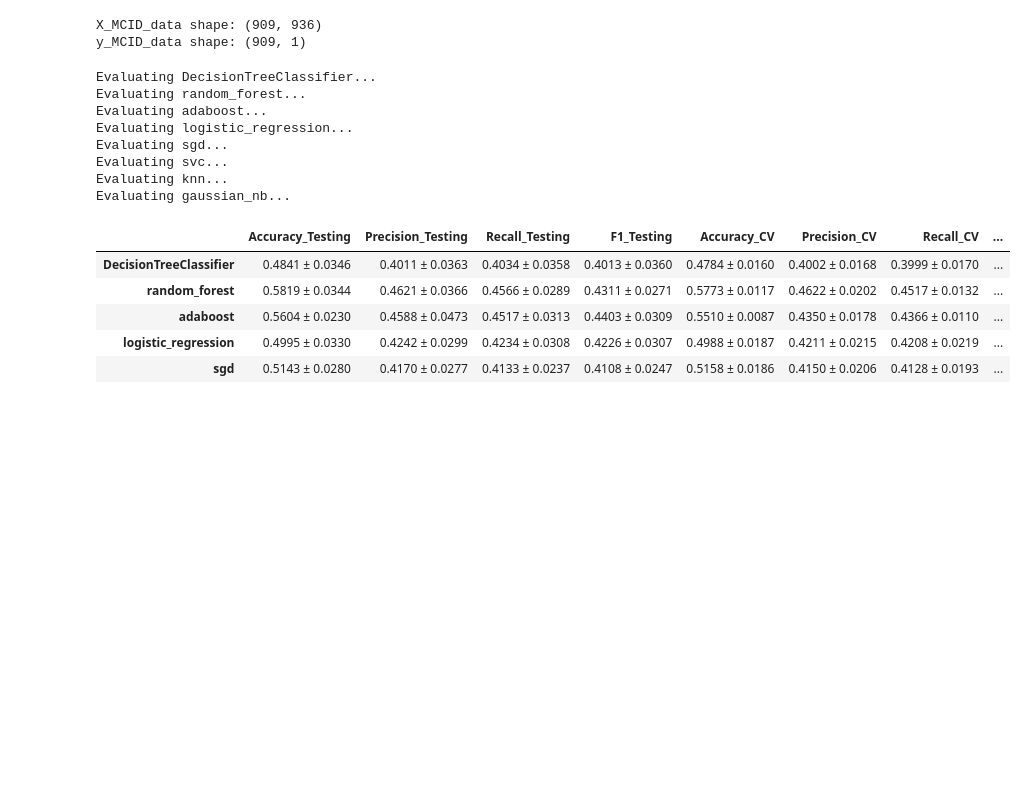
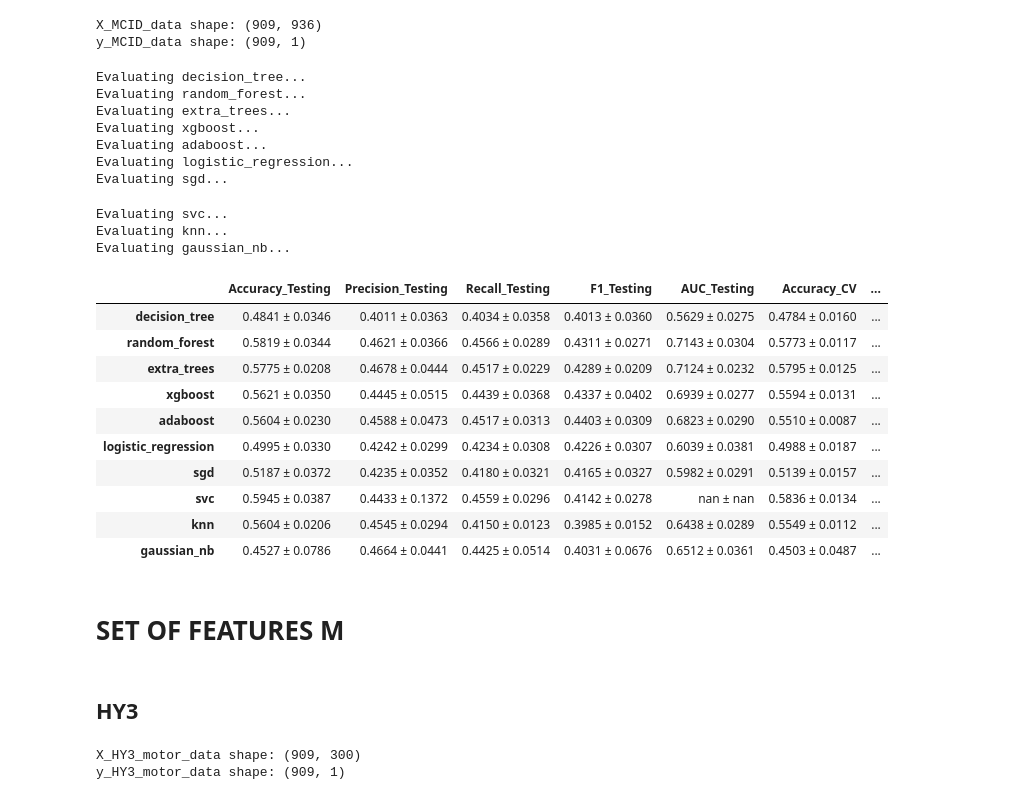
Before and after one commit to fserracrespi/PD_progression_ppmi, a Jupyter notebook: SCRIPTS/PYTHON/MODEL ANALYSIS/Classification.ipynb, the cells around one changed output. Saved outputs shown, nothing was run; the diff lists cells and outputs as text; code cells hidden in the pictures; blank space fills up the shorter version.

```diff
--- a/SCRIPTS/PYTHON/MODEL ANALYSIS/Classification.ipynb
+++ b/SCRIPTS/PYTHON/MODEL ANALYSIS/Classification.ipynb
@@ -291,26 +345,48 @@ print("y_MCID_data shape:", y_MCID_data.shape)
 X_MCID_data shape: (909, 936)
 y_MCID_data shape: (909, 1)
 # %%
-df_MCID = evaluate_models_10x10_oof_and_test(
+df_MCID_full = evaluate_models_10x10_oof_and_test(
     X_df=X_MCID_data,
     y_df=y_MCID_data,
     models=classification_models,
     random_state=42
 )
 
-df_MCID.head(10)
+df_MCID_full.head(10)
 # %% [output]
-Evaluating DecisionTreeClassifier...
+Evaluating decision_tree...
 Evaluating random_forest...
+Evaluating extra_trees...
+Evaluating xgboost...
 Evaluating adaboost...
 Evaluating logistic_regression...
 Evaluating sgd...
-Evaluating svc...
-Evaluating knn...
-Evaluating gaussian_nb...
+Evaluating svc...
+Evaluating knn...
+Evaluating gaussian_nb...
-|  | Accuracy_Testing | Precision_Testing | Recall_Testing | F1_Testing | Accuracy_CV | Precision_CV | Recall_CV | ... |
-| DecisionTreeClassifier | 0.4841 ± 0.0346 | 0.4011 ± 0.0363 | 0.4034 ± 0.0358 | 0.4013 ± 0.0360 | 0.4784 ± 0.0160 | 0.4002 ± 0.0168 | 0.3999 ± 0.0170 | ... |
-| random_forest | 0.5819 ± 0.0344 | 0.4621 ± 0.0366 | 0.4566 ± 0.0289 | 0.4311 ± 0.0271 | 0.5773 ± 0.0117 | 0.4622 ± 0.0202 | 0.4517 ± 0.0132 | ... |
-| adaboost | 0.5604 ± 0.0230 | 0.4588 ± 0.0473 | 0.4517 ± 0.0313 | 0.4403 ± 0.0309 | 0.5510 ± 0.0087 | 0.4350 ± 0.0178 | 0.4366 ± 0.0110 | ... |
-| logistic_regression | 0.4995 ± 0.0330 | 0.4242 ± 0.0299 | 0.4234 ± 0.0308 | 0.4226 ± 0.0307 | 0.4988 ± 0.0187 | 0.4211 ± 0.0215 | 0.4208 ± 0.0219 | ... |
-| sgd | 0.5143 ± 0.0280 | 0.4170 ± 0.0277 | 0.4133 ± 0.0237 | 0.4108 ± 0.0247 | 0.5158 ± 0.0186 | 0.4150 ± 0.0206 | 0.4128 ± 0.0193 | ... |
+|  | Accuracy_Testing | Precision_Testing | Recall_Testing | F1_Testing | AUC_Testing | Accuracy_CV | ... |
+| decision_tree | 0.4841 ± 0.0346 | 0.4011 ± 0.0363 | 0.4034 ± 0.0358 | 0.4013 ± 0.0360 | 0.5629 ± 0.0275 | 0.4784 ± 0.0160 | ... |
+| random_forest | 0.5819 ± 0.0344 | 0.4621 ± 0.0366 | 0.4566 ± 0.0289 | 0.4311 ± 0.0271 | 0.7143 ± 0.0304 | 0.5773 ± 0.0117 | ... |
+| extra_trees | 0.5775 ± 0.0208 | 0.4678 ± 0.0444 | 0.4517 ± 0.0229 | 0.4289 ± 0.0209 | 0.7124 ± 0.0232 | 0.5795 ± 0.0125 | ... |
+| xgboost | 0.5621 ± 0.0350 | 0.4445 ± 0.0515 | 0.4439 ± 0.0368 | 0.4337 ± 0.0402 | 0.6939 ± 0.0277 | 0.5594 ± 0.0131 | ... |
+| adaboost | 0.5604 ± 0.0230 | 0.4588 ± 0.0473 | 0.4517 ± 0.0313 | 0.4403 ± 0.0309 | 0.6823 ± 0.0290 | 0.5510 ± 0.0087 | ... |
+| logistic_regression | 0.4995 ± 0.0330 | 0.4242 ± 0.0299 | 0.4234 ± 0.0308 | 0.4226 ± 0.0307 | 0.6039 ± 0.0381 | 0.4988 ± 0.0187 | ... |
+| sgd | 0.5187 ± 0.0372 | 0.4235 ± 0.0352 | 0.4180 ± 0.0321 | 0.4165 ± 0.0327 | 0.5982 ± 0.0291 | 0.5139 ± 0.0157 | ... |
+| svc | 0.5945 ± 0.0387 | 0.4433 ± 0.1372 | 0.4559 ± 0.0296 | 0.4142 ± 0.0278 | nan ± nan | 0.5836 ± 0.0134 | ... |
+| knn | 0.5604 ± 0.0206 | 0.4545 ± 0.0294 | 0.4150 ± 0.0123 | 0.3985 ± 0.0152 | 0.6438 ± 0.0289 | 0.5549 ± 0.0112 | ... |
+| gaussian_nb | 0.4527 ± 0.0786 | 0.4664 ± 0.0441 | 0.4425 ± 0.0514 | 0.4031 ± 0.0676 | 0.6512 ± 0.0361 | 0.4503 ± 0.0487 | ... |
+# %% [markdown]
+# SET OF FEATURES M
+# %% [markdown]
+## HY3
+# %%
+cols=datos['M_data']
+remove_cols = ['NHY_mean', 'NHY_min', 'NHY_max', 'NHY_var', 'NHY_std']
+valid_cols = [x for x in cols if x not in remove_cols]
+X_HY3_motor_data = pd.read_csv(project_root / "SCRIPTS/PYTHON/MODEL ANALYSIS/DATA/HY_SCALE/FULL_FEATURES/X_HY3_full.csv", index_col=0)[valid_cols]
+y_HY3_motor_data = pd.read_csv(project_root / "SCRIPTS/PYTHON/MODEL ANALYSIS/DATA/HY_SCALE/FULL_FEATURES/y_HY3_full.csv", index_col=0)
+print("X_HY3_motor_data shape:", X_HY3_motor_data.shape)
+print("y_HY3_motor_data shape:", y_HY3_motor_data.shape)
+# %% [output]
+X_HY3_motor_data shape: (909, 300)
+y_HY3_motor_data shape: (909, 1)
```
Also changed, not shown: parts of 60 cells of this notebook, 4 other files.
